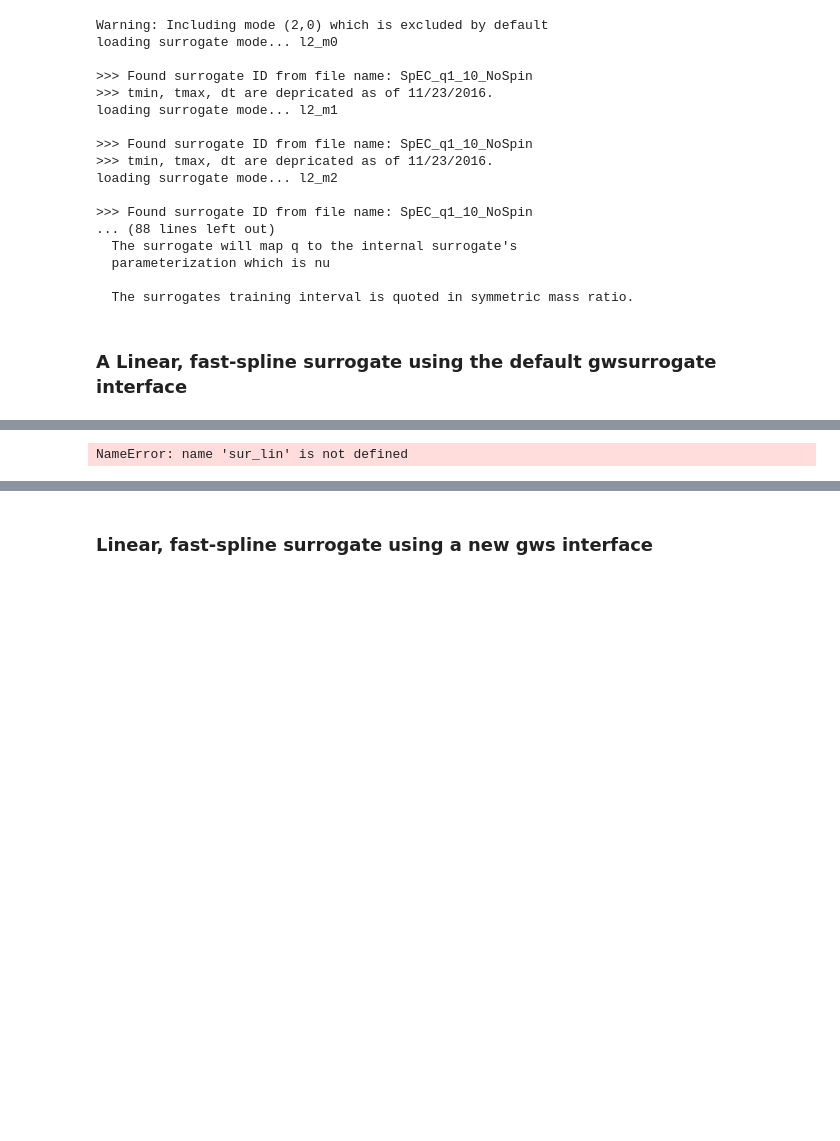
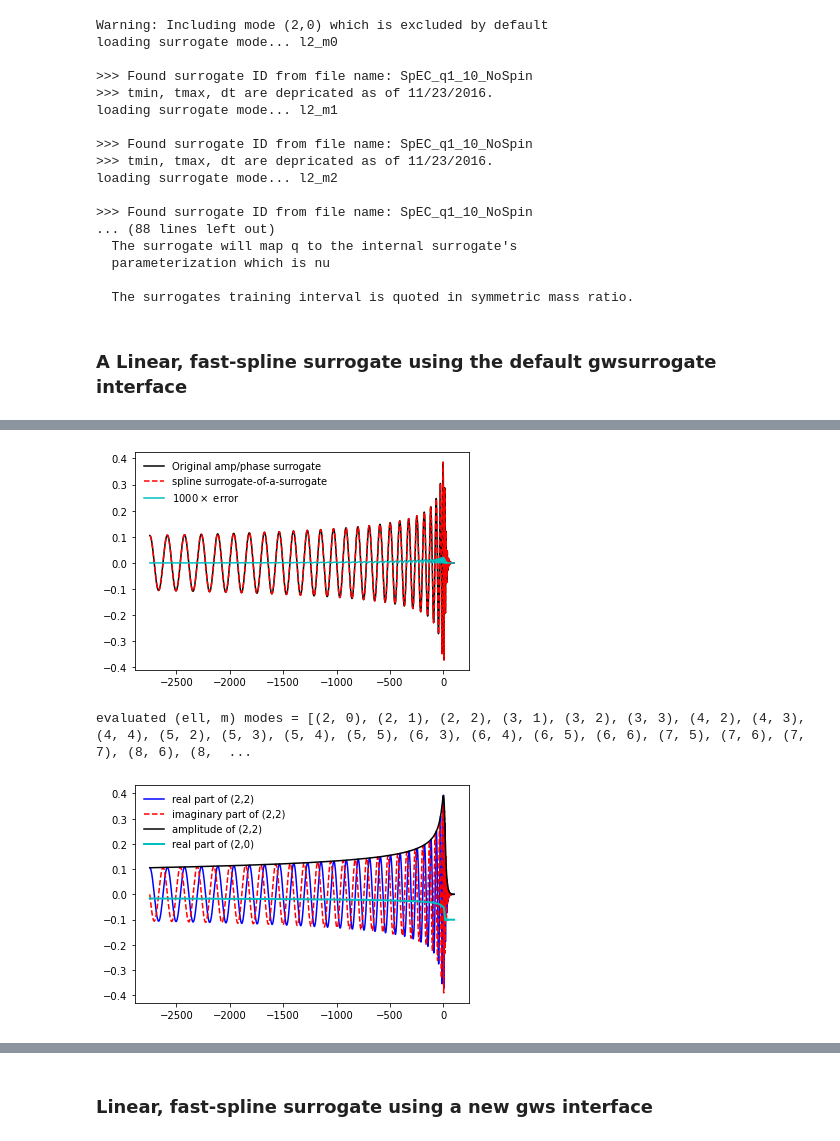
Before and after one commit to sxs-collaboration/gwsurrogate, a Jupyter notebook: tutorial/notebooks/nonspinning_nr_emri.ipynb, the cells around one changed output, grey strips where cells are left out. Saved outputs shown, nothing was run; the diff lists cells and outputs as text; code cells hidden in the pictures; blank space fills up the shorter version.

```diff
--- a/tutorial/notebooks/nonspinning_nr_emri.ipynb
+++ b/tutorial/notebooks/nonspinning_nr_emri.ipynb
@@ -360,6 +346,6 @@ loading surrogate mode... l2_m2
 ### A Linear, fast-spline surrogate using the default gwsurrogate interface
 # %%
 # load the linear, fast-spline surrogate model
-path_to_surrogate = "/home/balzani57/Repo/GitRepos/Codes/gwsurrogate/surrogate_downloads/SpEC_q1_10_NoSpin_nu5thDegPoly_exclude_2_0_FastSplined_WithVandermonde.h5"
+path_to_surrogate = "/home/balzani57/Repo/GitRepos/Codes/gwsurrogate/gwsurrogate/surrogate_downloads/SpEC_q1_10_NoSpin_nu5thDegPoly_exclude_2_0_FastSplined_WithVandermonde.h5"
 sur_lin = gws.EvaluateSurrogate(path_to_surrogate,excluded=None)
 # %% [output]
@@ -367,30 +369,32 @@ OSError: Unable to open file (unable to open file: name = '/home/balzani57/Repo/
 # %%
 # check the original surrogate and linear "surrogate-of-a-surrogate" models agree
 lm_modes, t, hreal_lin, himag_lin = sur_lin(1.2, mode_sum=False, fake_neg_modes=False)
 lm_modes, t, hreal, himag = sur(q=1.2, mode_sum=False, fake_neg_modes=False)
 
 plt.figure(1)
 plt.plot(t, hreal[:, 2], 'k', label='Original amp/phase surrogate')
-plt.plot(t, np.real(hreal_lin[:, 2]), 'r--', label='spline surrogate-of-a-surrogate')
+plt.plot(t, hreal_lin[:, 2], 'r--', label='spline surrogate-of-a-surrogate')
 plt.plot(t, (1000.0)* abs(hreal[:, 2] - np.real(hreal_lin[:, 2])), 'c', label=r'$1000 \times$ error')
 plt.legend(frameon=False, loc='upper left')
 plt.show()
 
 
 # and make sure we get the (2, 0) mode as well
 lm_modes, t, hreal, himag = sur_lin(1.0, mode_sum=False, fake_neg_modes=False)
 print("evaluated (ell, m) modes =",lm_modes)
 
 plt.figure(2)
 h22 = hreal[:, 2] + 1.0j * himag[:, 2]
 plt.plot(t, h22.real, 'b',label='real part of (2,2)')
 plt.plot(t, h22.imag, 'r--',label='imaginary part of (2,2)')
 plt.plot(t, np.abs(h22), 'k',label='amplitude of (2,2)')
 plt.plot(t, hreal[:, 0], 'c', lw=2,label='real part of (2,0)')
 plt.legend(frameon=False, loc='upper left')
 plt.show()
 # %% [output]
+[figure, added]
-NameError: name 'sur_lin' is not defined
+evaluated (ell, m) modes = [(2, 0), (2, 1), (2, 2), (3, 1), (3, 2), (3, 3), (4, 2), (4, 3), (4, 4), (5, 2), (5, 3), (5, 4), (5, 5), (6, 3), (6, 4), (6, 5), (6, 6), (7, 5), (7, 6), (7, 7), (8, 6), (8,  ...
+[figure, added]
 # %%
 # now perform a more complete error analysis
 nqtest = 150
```
Also changed, not shown: parts of 21 cells of this notebook, 1 other file.
